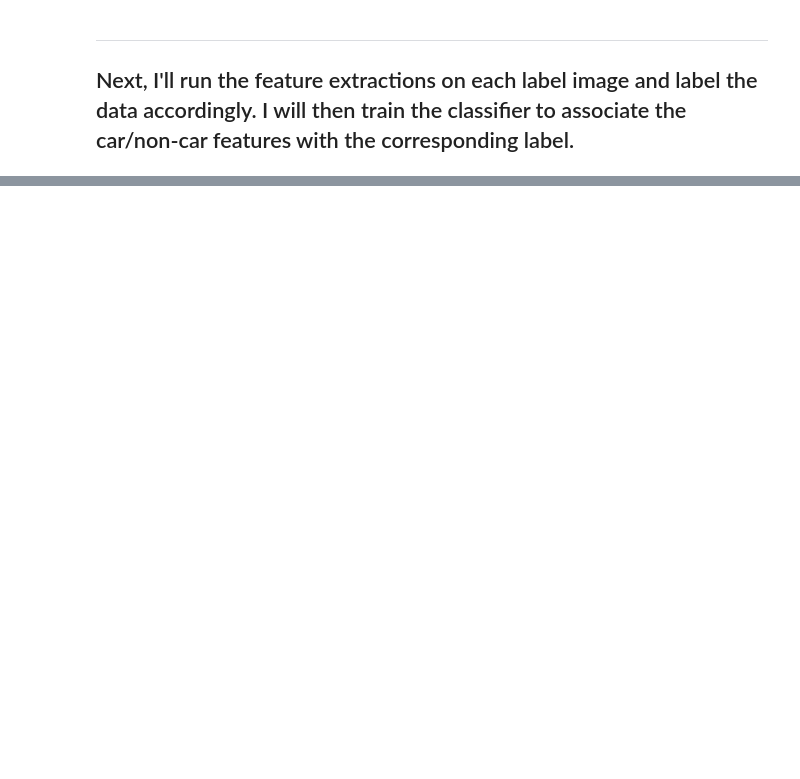
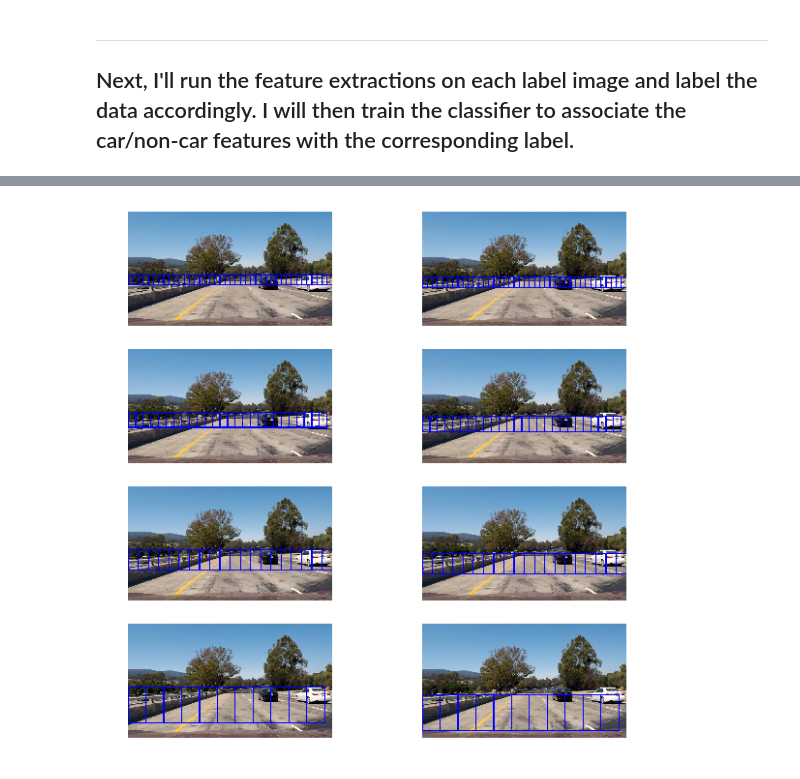
Before and after one commit to albertzheng07/Vehicle_Detection, a Jupyter notebook: project.ipynb, the cells around one changed output, grey strips where cells are left out. Saved outputs shown, nothing was run; the diff lists cells and outputs as text; code cells hidden in the pictures; blank space fills up the shorter version.

```diff
--- a/project.ipynb
+++ b/project.ipynb
@@ -446,0 +369,20 @@ plt.imshow(test_img_rects)
+# %%
+win_size = 64
+ystart = [400,415,400,425, 400, 425, 400, 450]
+ystop = [400+win_size,415+win_size,400+2*win_size,425+int(1.5*win_size),400+2*win_size, 425+2*win_size, 400+int(3.5*win_size), int(450+3.5*win_size)]
+scale = [1.0,1,1.5,1.5,2,2,3.5,3.5]
+
+Rect = Rectangles()
+
+fig, axs = plt.subplots(4, 2, figsize=(10,10))
+axs = axs.ravel()
+
+for i, (start, stop, sc) in enumerate(zip(ystart,ystop,scale)):
+    rectangles = find_cars(img, start, stop, cspace, sc, svc, X_scaler, orient, pix_per_cell, cell_per_block, spatial_size, hist_bins)
+    test_img_rects = draw_boxes(img, rectangles)
+    axs[i].imshow(test_img_rects)
+    axs[i].axis('off')
+
+plt.savefig('Window_Selection.jpg')
+# %% [output]
+[figure, added]
```
Also changed, not shown: parts of 15 cells of this notebook, 14 other files.
